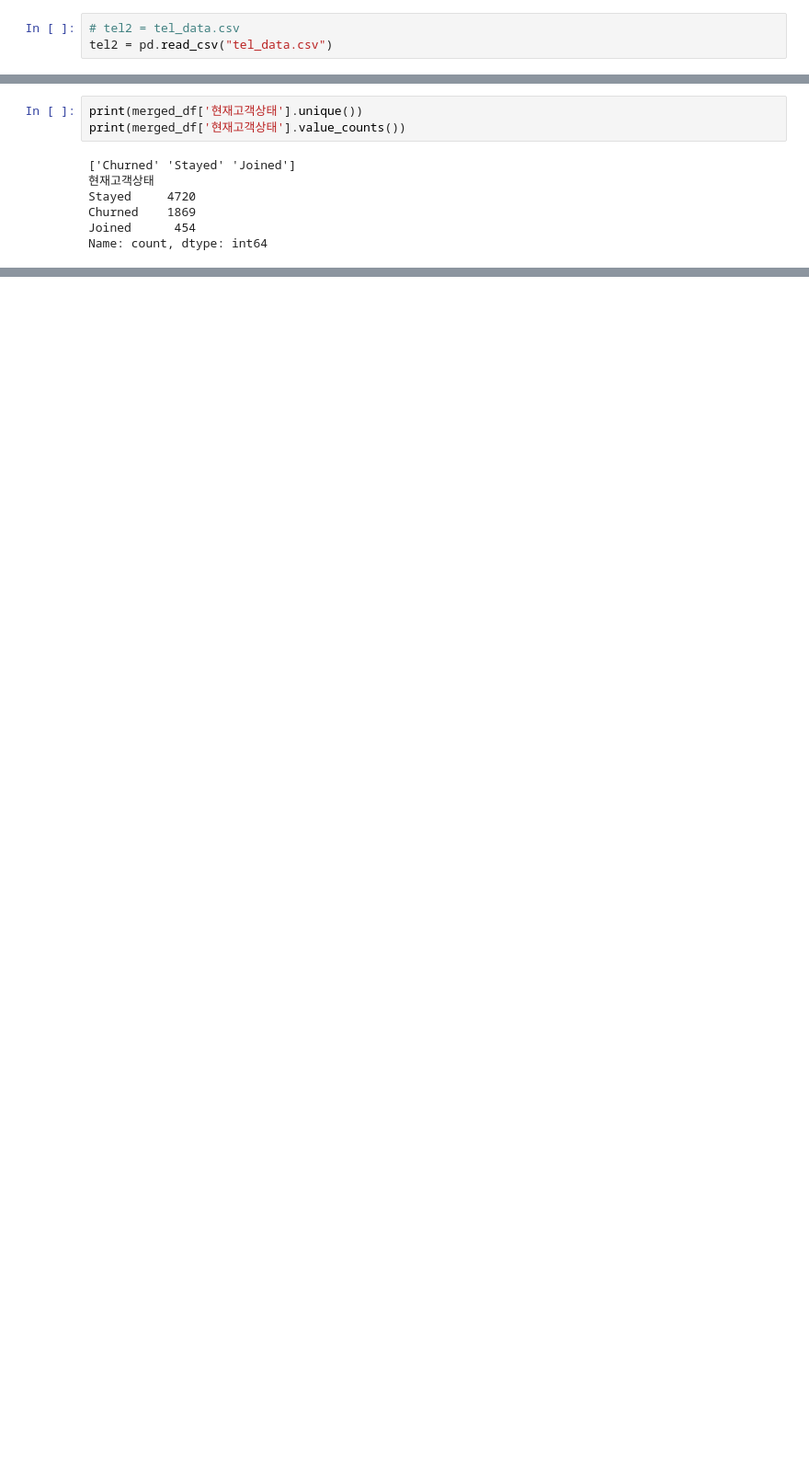
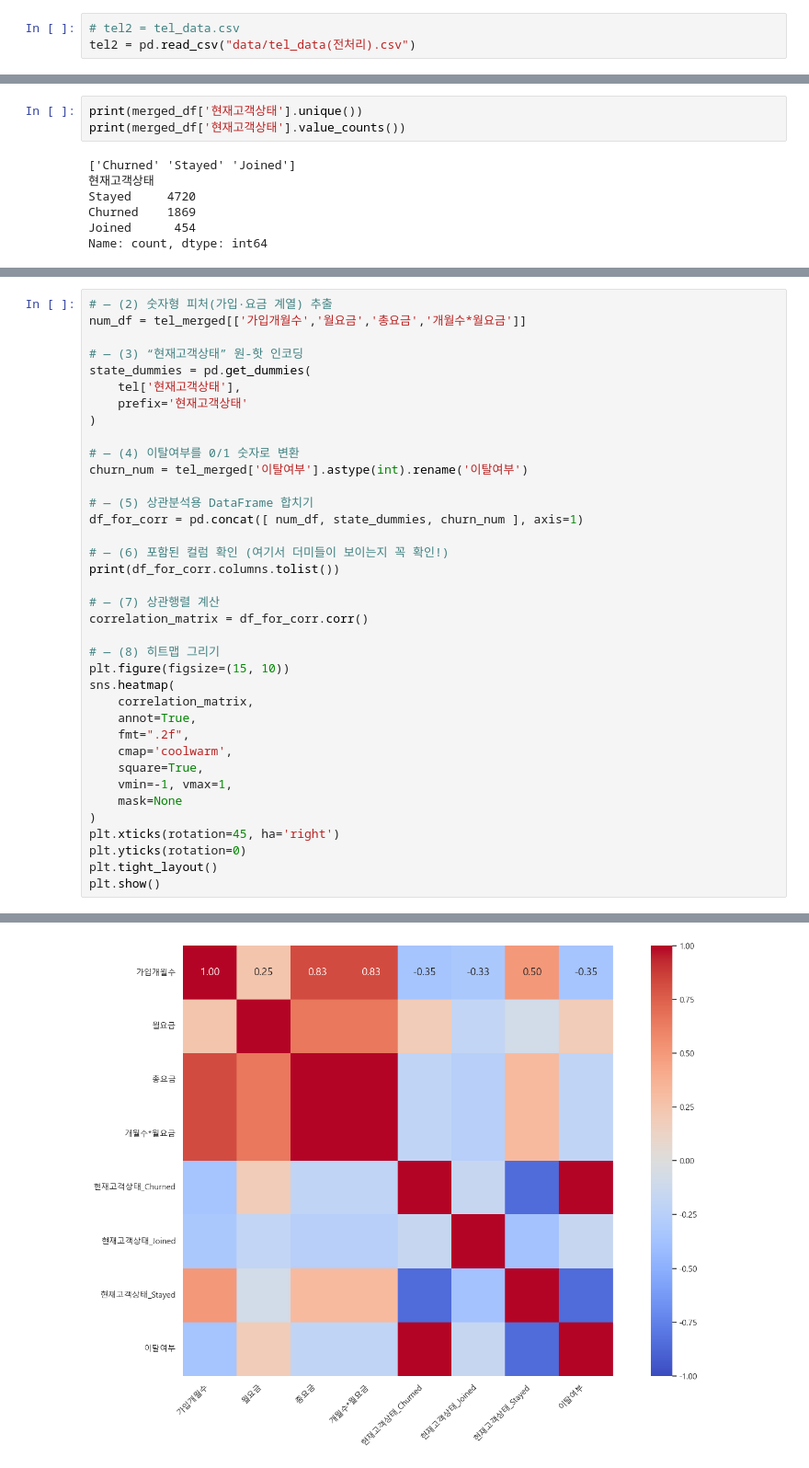
Before and after one commit to Blche/midproject_8, a Jupyter notebook: members/김민재/churn_status.ipynb, the cells around one changed output, grey strips where cells are left out. Shown at 92% size. Saved outputs shown, nothing was run; the diff lists cells and outputs as text; blank space fills up the shorter version.

```diff
--- a/members/김민재/churn_status.ipynb
+++ b/members/김민재/churn_status.ipynb
@@ -159,7 +159,7 @@ tel
 tel.to_csv("churn_status_preprocessing.csv", index=False, encoding="utf-8-sig", na_rep="NULL")
 # %%
 # tel2 = tel_data.csv
-tel2 = pd.read_csv("tel_data.csv")
+tel2 = pd.read_csv("data/tel_data(전처리).csv")
 # %%
 tel_merged = pd.merge(tel, tel2, on="고객ID", how="inner")
 # %%
@@ -242,0 +269,38 @@ Name: count, dtype: int64
+# %%
+# — (2) 숫자형 피처(가입·요금 계열) 추출
+num_df = tel_merged[['가입개월수','월요금','총요금','개월수*월요금']]
+
+# — (3) “현재고객상태” 원-핫 인코딩
+state_dummies = pd.get_dummies(
+    tel['현재고객상태'],
+    prefix='현재고객상태'
+)
+
+# — (4) 이탈여부를 0/1 숫자로 변환
+churn_num = tel_merged['이탈여부'].astype(int).rename('이탈여부')
+
+# — (5) 상관분석용 DataFrame 합치기
+df_for_corr = pd.concat([ num_df, state_dummies, churn_num ], axis=1)
+
+# — (6) 포함된 컬럼 확인 (여기서 더미들이 보이는지 꼭 확인!)
+print(df_for_corr.columns.tolist())
+
+# — (7) 상관행렬 계산
+correlation_matrix = df_for_corr.corr()
+
+# — (8) 히트맵 그리기
+plt.figure(figsize=(15, 10))
+sns.heatmap(
+    correlation_matrix,
+    annot=True,
+    fmt=".2f",
+    cmap='coolwarm',
+    square=True,
+    vmin=-1, vmax=1,
+    mask=None
+)
+plt.xticks(rotation=45, ha='right')
+plt.yticks(rotation=0)
+plt.tight_layout()
+plt.show()
+# %% [output]
@@ -242,0 +308 @@ Name: count, dtype: int64
+[figure, added]
```
Also changed, not shown: parts of 8 cells of this notebook.
